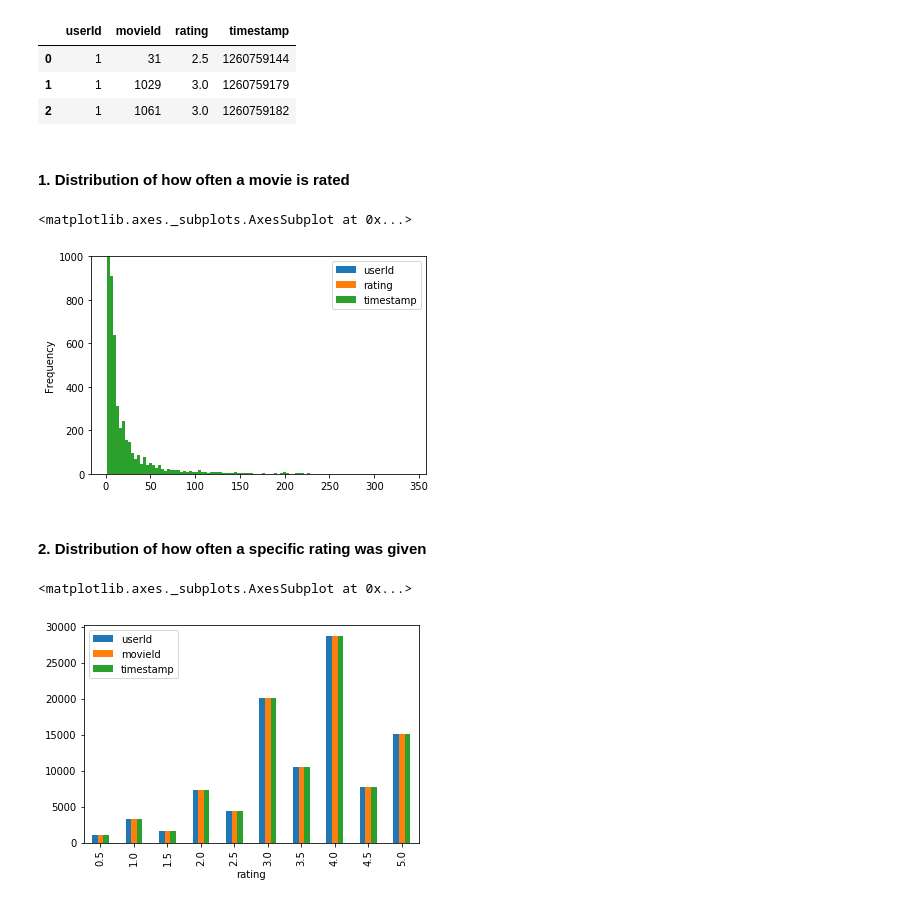
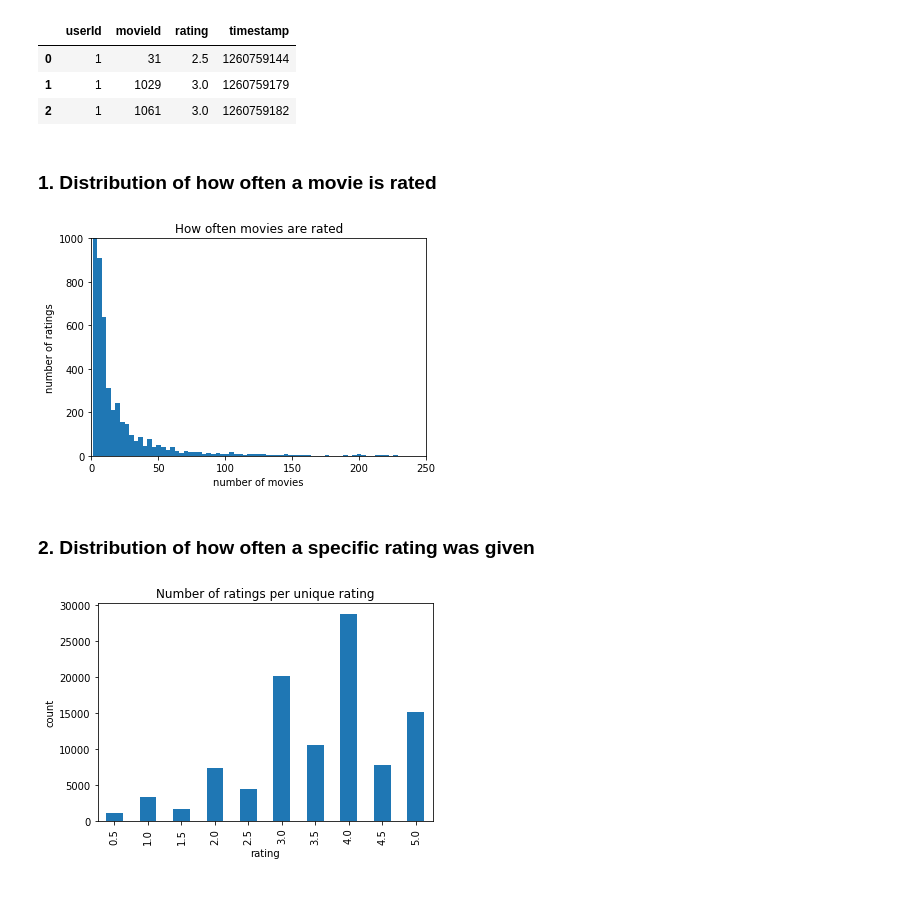
Before and after one commit to jsmienk/MLBD, a Jupyter notebook: recommender/2-collaborative-filtering.ipynb, the cells around one changed output. Saved outputs shown, nothing was run; the diff lists cells and outputs as text; code cells hidden in the pictures.

```diff
--- a/recommender/2-collaborative-filtering.ipynb
+++ b/recommender/2-collaborative-filtering.ipynb
@@ -38,20 +40,16 @@ ratings.head(3)
 | 1 | 1 | 1029 | 3.0 | 1260759179 |
 | 2 | 1 | 1061 | 3.0 | 1260759182 |
 # %% [markdown]
-#### 1. Distribution of how often a movie is rated
+### 1. Distribution of how often a movie is rated
 # %%
-rate_count = ratings.groupby('movieId').count()
-
-rate_count.plot.hist(bins=100, ylim=(0, 1000))
+rate_count = ratings[['movieId', 'rating']].groupby('movieId').count()
+_ = rate_count.plot.hist(bins=100, title='How often movies are rated', xlim=(0, 250), ylim=(0, 1000), legend=False).set(xlabel='number of movies', ylabel='number of ratings')
 # %% [output]
-<matplotlib.axes._subplots.AxesSubplot at 0x...>
-[figure, old version]
+[figure, new version]
 # %% [markdown]
-#### 2. Distribution of how often a specific rating was given
+### 2. Distribution of how often a specific rating was given
 # %%
-specific_rate_count = ratings.groupby('rating').count()
-
-specific_rate_count.plot(kind='bar')
+specific_rate_count = ratings[['rating', 'movieId']].groupby('rating').count()
+_ = specific_rate_count.plot(kind='bar', title='Number of ratings per unique rating', legend=False).set_ylabel('count')
 # %% [output]
-<matplotlib.axes._subplots.AxesSubplot at 0x...>
-[figure, old version]
+[figure, new version]
```
Also changed, not shown: parts of 27 cells of this notebook.
